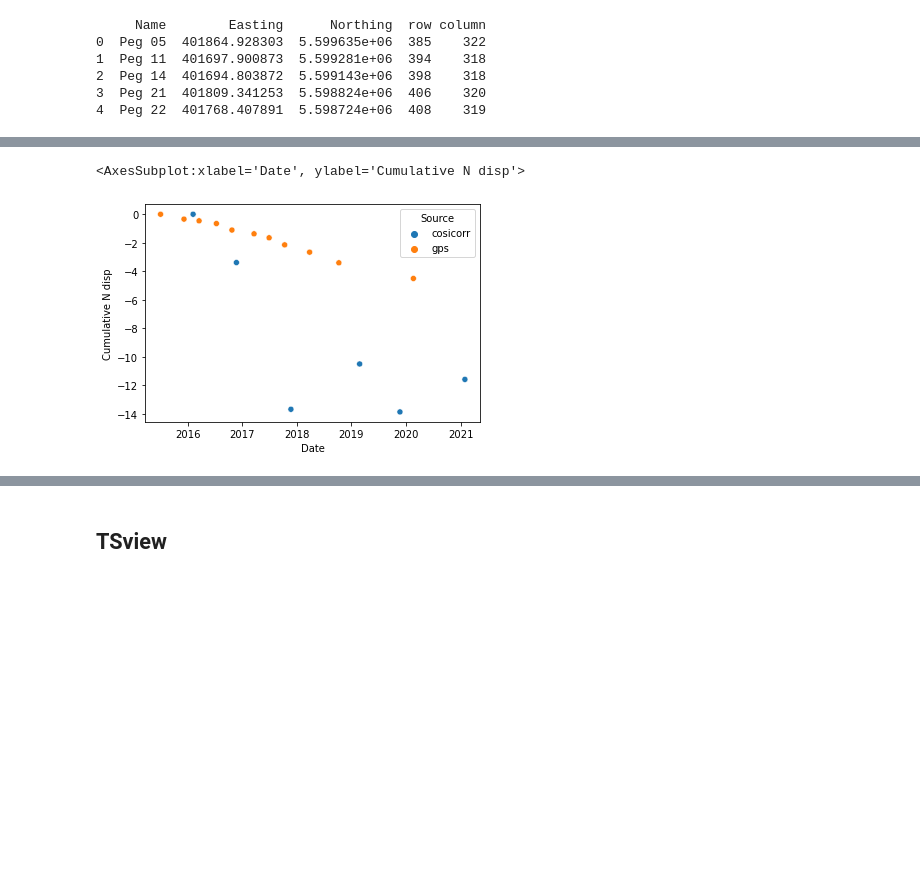
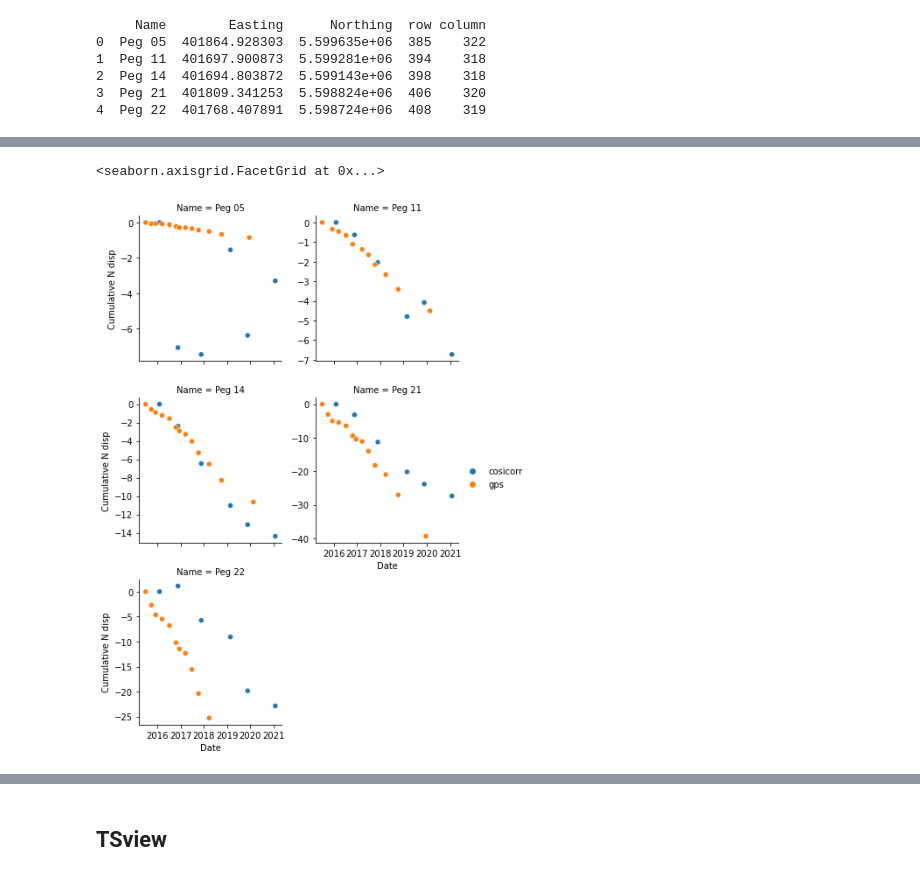
Before and after one commit to forrestfwilliams/pixeloffset_mintpy, a Jupyter notebook: ground_truth.ipynb, the cells around one changed output, grey strips where cells are left out. Cells and saved outputs as stored; diff of their text form; code cells hidden in the pictures; blank space fills up the shorter version.

Commit message:
completed median filtering

```diff
--- a/ground_truth.ipynb
+++ b/ground_truth.ipynb
@@ -124,6 +124,12 @@ comparison.to_csv('peg_data/comparsion.csv')
-# %%
-data = comparison.loc[comparison['Name']=='Peg 11']
-sns.scatterplot(data=data, x='Date', y='Cumulative N disp', hue='Source')
-# %% [output]
-<AxesSubplot:xlabel='Date', ylabel='Cumulative N disp'>
-[figure, removed]
+# %%
+comparison = pd.read_csv('peg_data/comparsion_median.csv',parse_dates=['Date'])
+names = ['P5','P11','P14','P21','P22',]
+
+g = sns.FacetGrid(comparison, col='Name',sharey=False, col_wrap=2)
+g.map(sns.scatterplot, 'Date', 'Cumulative N disp','Source')
+g.add_legend()
+
+# plt.savefig('n_displacement_comparison.png')
+# %% [output]
+<seaborn.axisgrid.FacetGrid at 0x...>
+[figure, added]
```
Also changed, not shown: parts of 5 cells of this notebook, 4 other files.
